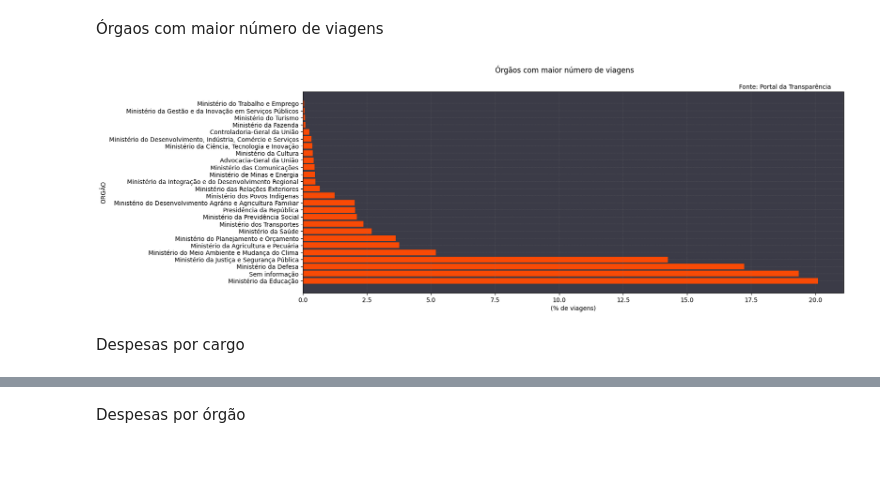
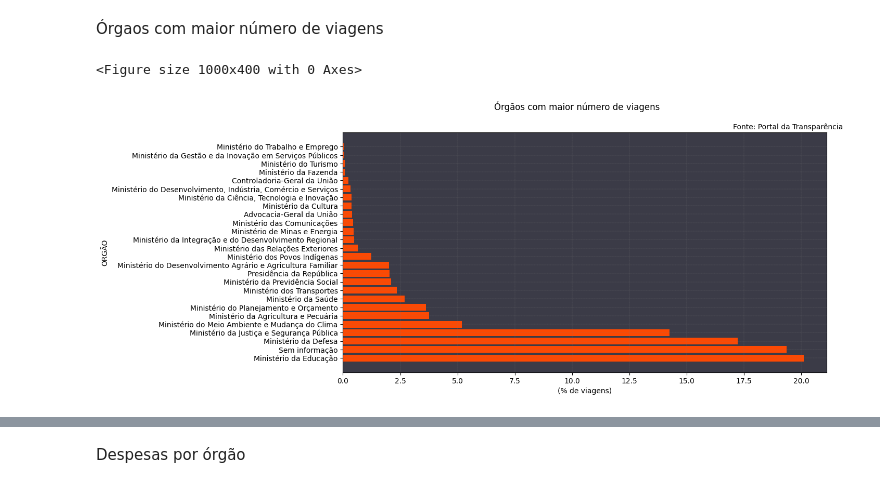
Before and after one commit to aboutvitor/aboutvitor, a Jupyter notebook: Portal_da_Transparência.ipynb, the cells around one changed output, grey strips where cells are left out. Cells and saved outputs as stored; diff of their text form; code cells hidden in the pictures; blank space fills up the shorter version.

```diff
--- a/Portal_da_Transparência.ipynb
+++ b/Portal_da_Transparência.ipynb
@@ -20,4 +20,12 @@ pd.set_option('display.float_format','{:.2f}'.format)
 
 df_viagens = pd.read_csv(dados_viagem, encoding="Windows-1252", sep=";", decimal=",")
 df_passagem = pd.read_csv(dados_passagem, encoding="Windows-1252", sep=";", decimal=",")
+# %%
+# Tratamento de valores ausentes
+df_viagens['Cargo'] = df_viagens['Cargo'].fillna('Não informado')
+
+
+# Conversão de tipos de dados
+df_viagens['Período - Data de início'] = pd.to_datetime(df_viagens['Período - Data de início'], format='%d/%m/%Y')
+df_viagens['Período - Data de fim'] = pd.to_datetime(df_viagens['Período - Data de fim'], format='%d/%m/%Y')
 # %%
@@ -28,17 +106,16 @@ df_viagens['Despesas'] = df_viagens['Valor diárias'] + df_viagens['Valor passag
 # %%
 orgaos_qtd = (df_viagens['Nome do órgão superior'].value_counts(normalize=True)*100).reset_index(name='Quantidade (%)')
 
-
-fig,ax = plt.subplots(figsize=(16,6))
+plt.figure(figsize=(10,4))
+fig,ax = plt.subplots(figsize=(12,6))
 ax.barh(orgaos_qtd['Nome do órgão superior'],orgaos_qtd['Quantidade (%)'], color='#fc4903')
 ax.set_facecolor('#3b3b47')
 plt.xlabel('(% de viagens)')
 plt.grid(color='gray',linestyle="--",linewidth=0.2)
 plt.figtext(0.75,0.89, 'Fonte: Portal da Transparência')
 plt.ylabel('ORGÃO')
 fig.suptitle('Órgãos com maior número de viagens')
 plt.show()
 # %% [output]
+<Figure size 1000x400 with 0 Axes>
-[figure, old version]
+[figure, new version]
-# %% [markdown]
-Despesas por cargo
```
Also changed, not shown: parts of 13 cells of this notebook.
